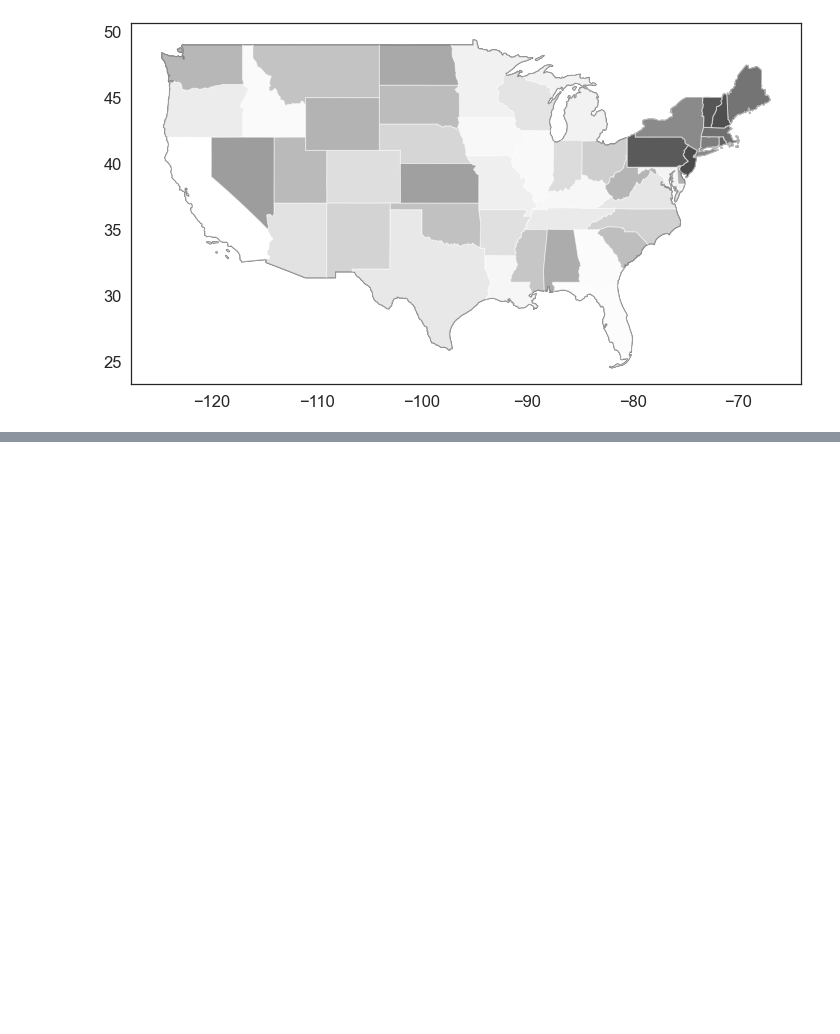
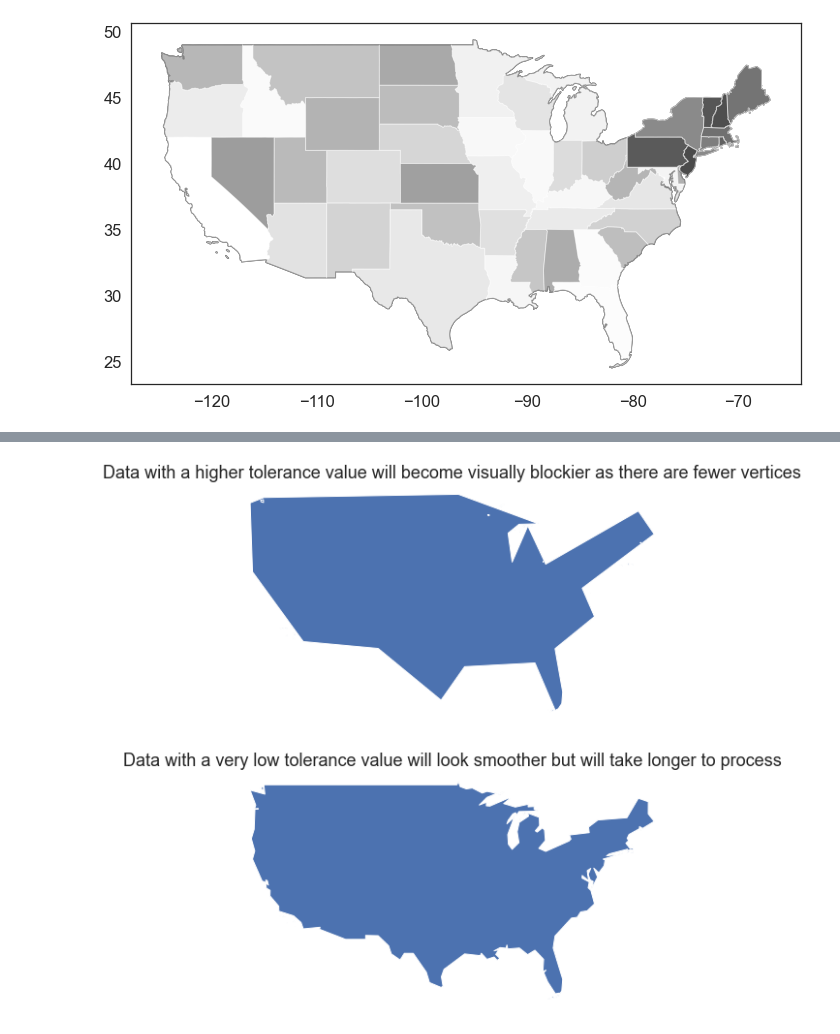
Before and after one commit to cugblw/Earth-Data-Analytics, a Jupyter notebook: clip_vector.ipynb, the cells around one changed output, grey strips where cells are left out. Saved outputs shown, nothing was run; the diff lists cells and outputs as text; code cells hidden in the pictures; blank space fills up the shorter version.

```diff
--- a/clip_vector.ipynb
+++ b/clip_vector.ipynb
@@ -99,0 +162,19 @@ NameError: name 'points_clip' is not defined
+# %%
+fig, (ax1, ax2) = plt.subplots(2, 1, figsize=(10, 10))
+
+# Set a larger tolerance yields a blockier polygon
+country_boundary_us.simplify(2, preserve_topology=True).plot(ax=ax1)
+
+# Set  a larger tolerance yields a blockier polygon
+country_boundary_us.simplify(.2, preserve_topology=True).plot(ax=ax2)
+
+ax1.set_title(
+    "Data with a higher tolerance value will become visually blockier as there are fewer vertices")
+ax2.set_title(
+    "Data with a very low tolerance value will look smoother but will take longer to process")
+
+ax1.set_axis_off()
+ax2.set_axis_off()
+plt.show()
+# %% [output]
+[figure, added]
```
Also changed, not shown: parts of 8 cells of this notebook.
